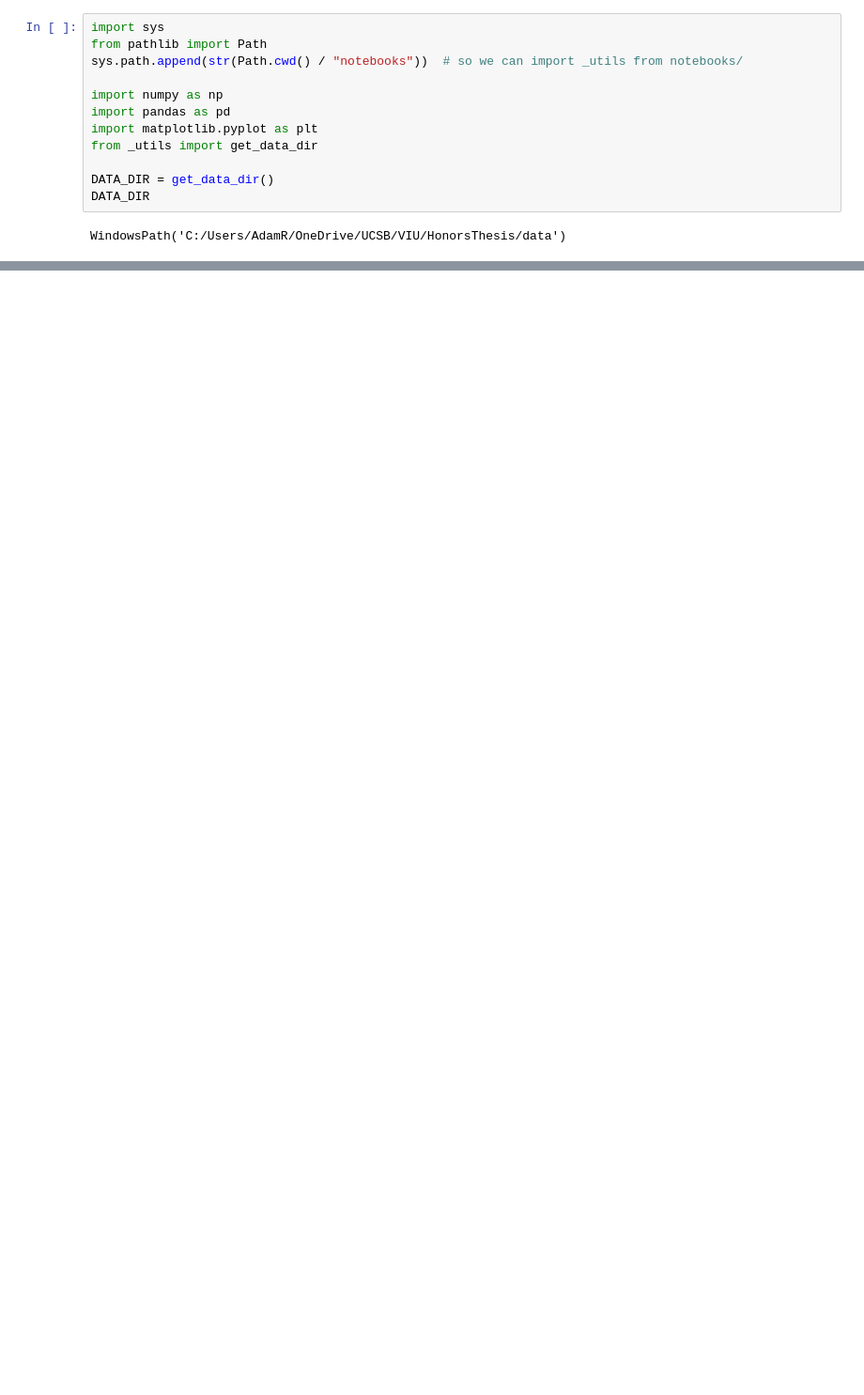
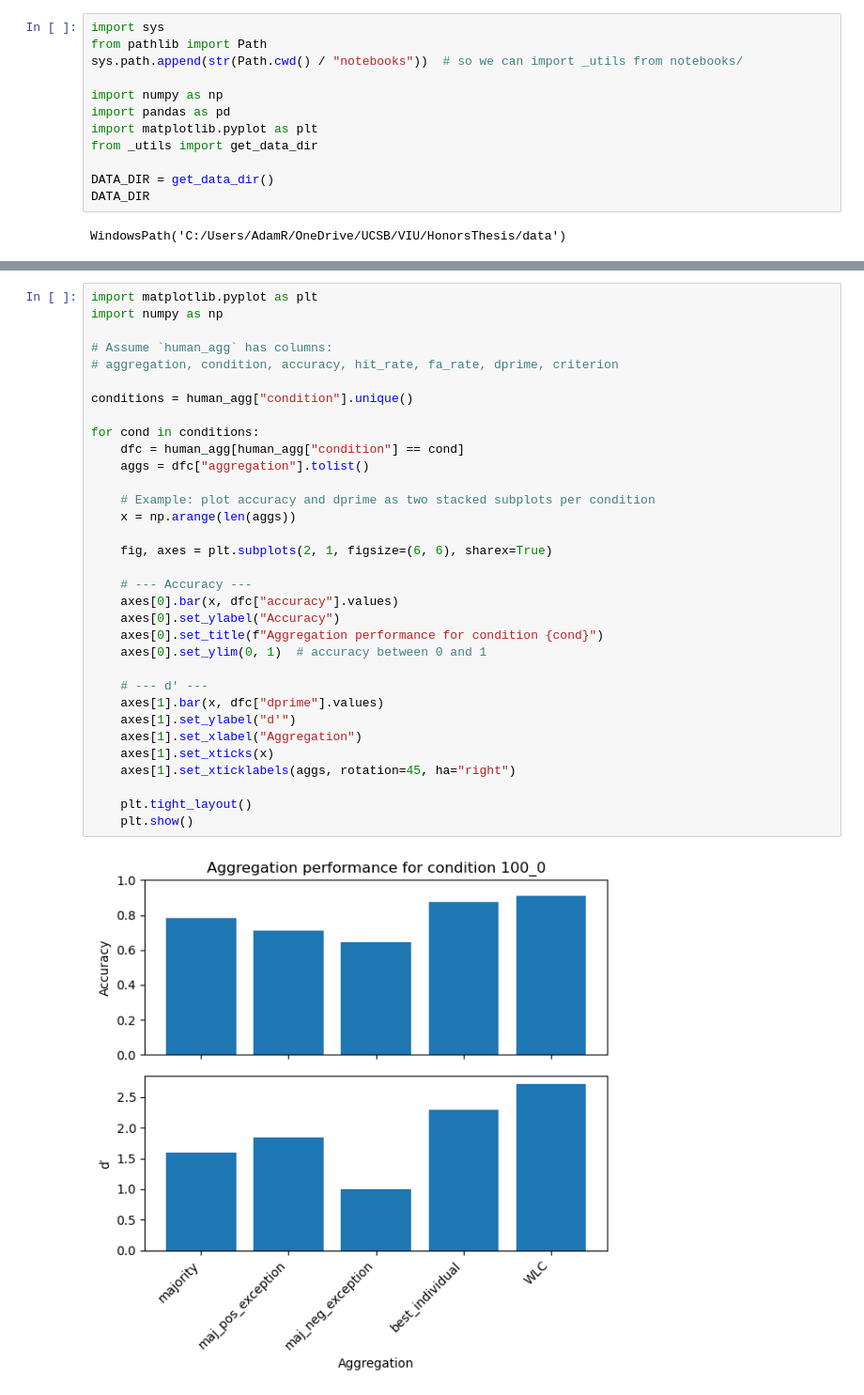
Before and after one commit to AdamRychtecky8/Flexible-Wisdom, a Jupyter notebook: notebooks/Human_exploration.ipynb, the cells around one changed output, grey strips where cells are left out. Shown at 94% size. Cells and saved outputs as stored; diff of their text form; blank space fills up the shorter version.

Commit message:
new human aggregation metrics

```diff
--- a/notebooks/Human_exploration.ipynb
+++ b/notebooks/Human_exploration.ipynb
@@ -818,0 +286,35 @@ Top weights (head):
+# %%
+import matplotlib.pyplot as plt
+import numpy as np
+
+# Assume `human_agg` has columns:
+# aggregation, condition, accuracy, hit_rate, fa_rate, dprime, criterion
+
+conditions = human_agg["condition"].unique()
+
+for cond in conditions:
+    dfc = human_agg[human_agg["condition"] == cond]
+    aggs = dfc["aggregation"].tolist()
+
+    # Example: plot accuracy and dprime as two stacked subplots per condition
+    x = np.arange(len(aggs))
+
+    fig, axes = plt.subplots(2, 1, figsize=(6, 6), sharex=True)
+
+    # --- Accuracy ---
+    axes[0].bar(x, dfc["accuracy"].values)
+    axes[0].set_ylabel("Accuracy")
+    axes[0].set_title(f"Aggregation performance for condition {cond}")
+    axes[0].set_ylim(0, 1)  # accuracy between 0 and 1
+
+    # --- d' ---
+    axes[1].bar(x, dfc["dprime"].values)
+    axes[1].set_ylabel("d′")
+    axes[1].set_xlabel("Aggregation")
+    axes[1].set_xticks(x)
+    axes[1].set_xticklabels(aggs, rotation=45, ha="right")
+
+    plt.tight_layout()
+    plt.show()
+# %% [output]
+[figure, added]
```
Also changed, not shown: parts of 14 cells of this notebook, 5 other files.
